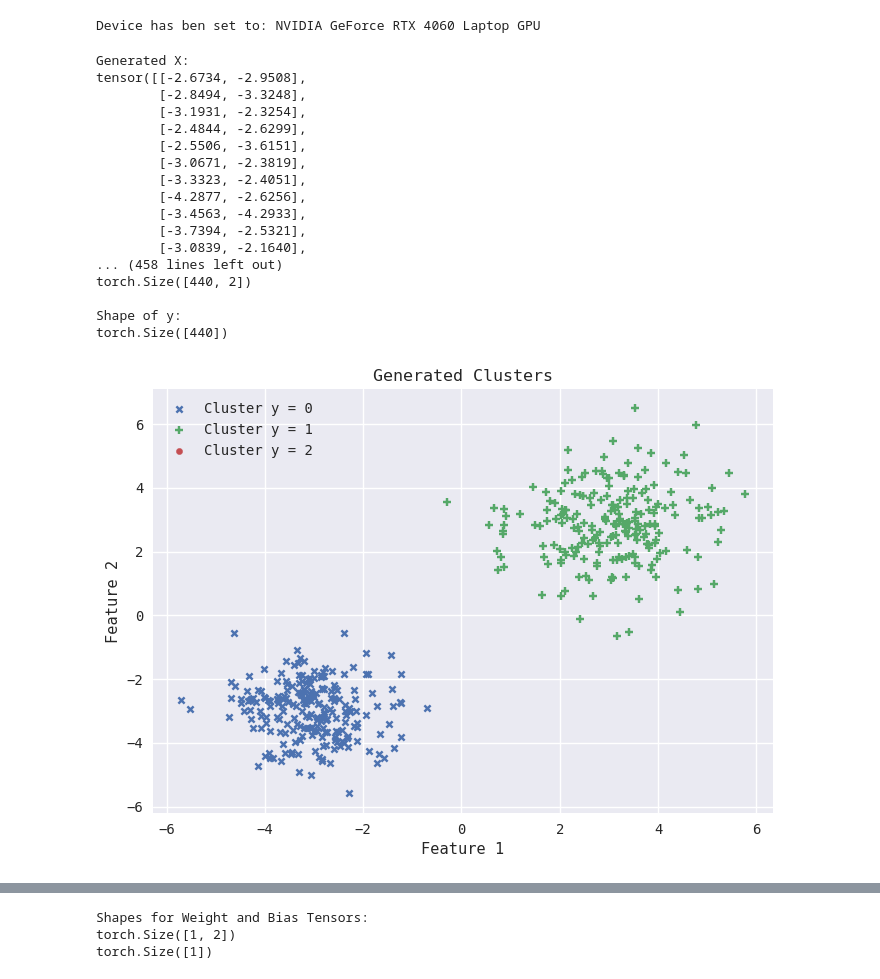
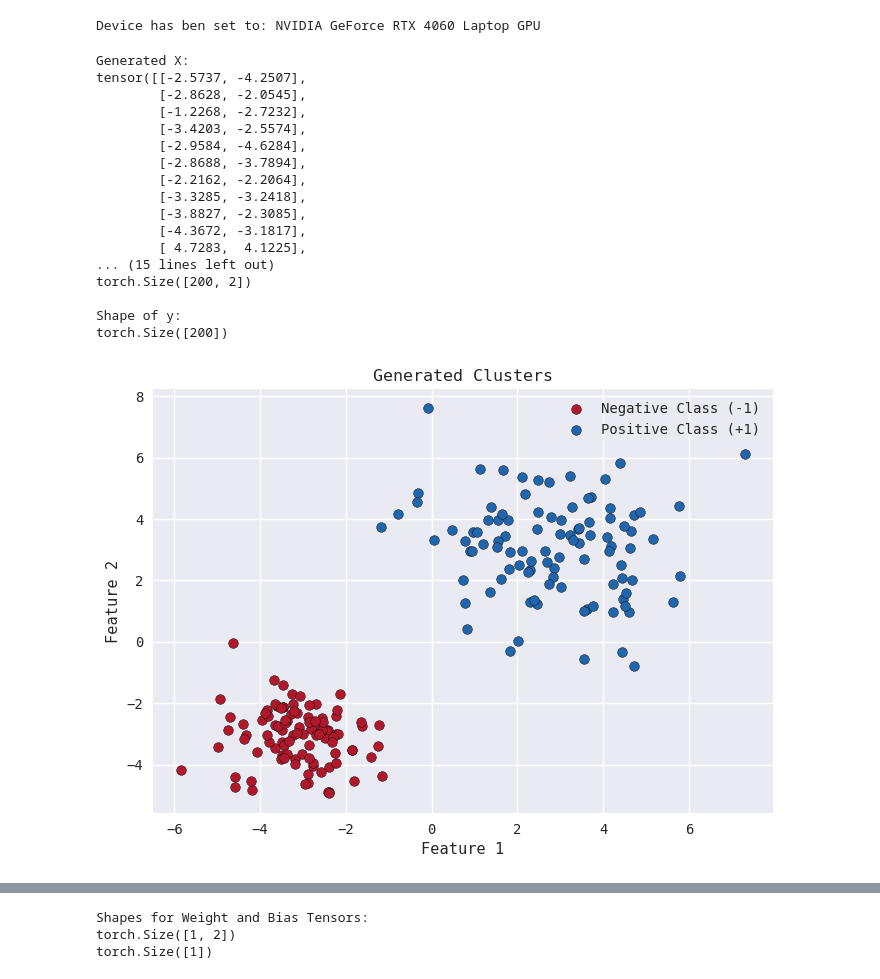
Before and after one commit to abhans/torchbygnd, a Jupyter notebook: test.ipynb, the cells around one changed output, grey strips where cells are left out. Drawn from its saved outputs; the diff is of its cells as text; code cells hidden in the pictures.

```diff
--- a/test.ipynb
+++ b/test.ipynb
@@ -38,36 +38,35 @@ print(f"Device has ben set to: {torch.cuda.get_device_properties(DEVICE).name}")
 # %% [output]
 Device has ben set to: NVIDIA GeForce RTX 4060 Laptop GPU
 # %%
-X, y = clusters(SIZE, means=[(-3, -3), (3, 3)], stds=[0.9, 1.2])
+X, y = clusters(SIZE, stds=[0.9, 1.4], labels=[-1, 1], dtype=DTYPE, generator=GENERATOR)
 # %%
-print("Generated X:", X, "\nGenerated y:", y, sep='\n')
+print("Generated X:", X[90:110], "\nGenerated y:", y[90:110], sep='\n')     # Viewingboth +1 and -1
 print("\nShape of X: ", X.shape, "\nShape of y: ", y.shape, sep='\n')
 # %% [output]
 Generated X:
-tensor([[-2.6734, -2.9508],
-        [-2.8494, -3.3248],
-        [-3.1931, -2.3254],
-        [-2.4844, -2.6299],
-        [-2.5506, -3.6151],
-        [-3.0671, -2.3819],
-        [-3.3323, -2.4051],
-        [-4.2877, -2.6256],
-        [-3.4563, -4.2933],
-        [-3.7394, -2.5321],
-        [-3.0839, -2.1640],
-... (458 lines left out)
-torch.Size([440, 2])
+tensor([[-2.5737, -4.2507],
+        [-2.8628, -2.0545],
+        [-1.2268, -2.7232],
+        [-3.4203, -2.5574],
+        [-2.9584, -4.6284],
+        [-2.8688, -3.7894],
+        [-2.2162, -2.2064],
+        [-3.3285, -3.2418],
+        [-3.8827, -2.3085],
+        [-4.3672, -3.1817],
+        [ 4.7283,  4.1225],
+... (15 lines left out)
+torch.Size([200, 2])
 
 Shape of y:
-torch.Size([440])
+torch.Size([200])
 # %%
-plt.scatter(X[y == 0][:, 0], X[y == 0][:, 1], marker='x', label='Cluster y = 0', s=20)
-plt.scatter(X[y == 1][:, 0], X[y == 1][:, 1], marker='+', label='Cluster y = 1', s=40)
-plt.scatter(X[y == 2][:, 0], X[y == 2][:, 1], marker='o', label='Cluster y = 2', s=20)
+plt.scatter(X[y == -1][:, 0], X[y == -1][:, 1], c='#b2182b', label='Negative Class (-1)', edgecolors='k')
+plt.scatter(X[y == 1][:, 0], X[y == 1][:, 1], c='#2166ac', label='Positive Class (+1)', edgecolors='k')
 plt.legend()
 plt.xlabel('Feature 1')
 plt.ylabel('Feature 2')
 plt.title('Generated Clusters')
 plt.show()
 # %% [output]
-[figure, old version]
+[figure, new version]
```
Also changed, not shown: parts of 15 cells of this notebook, 3 other files.
